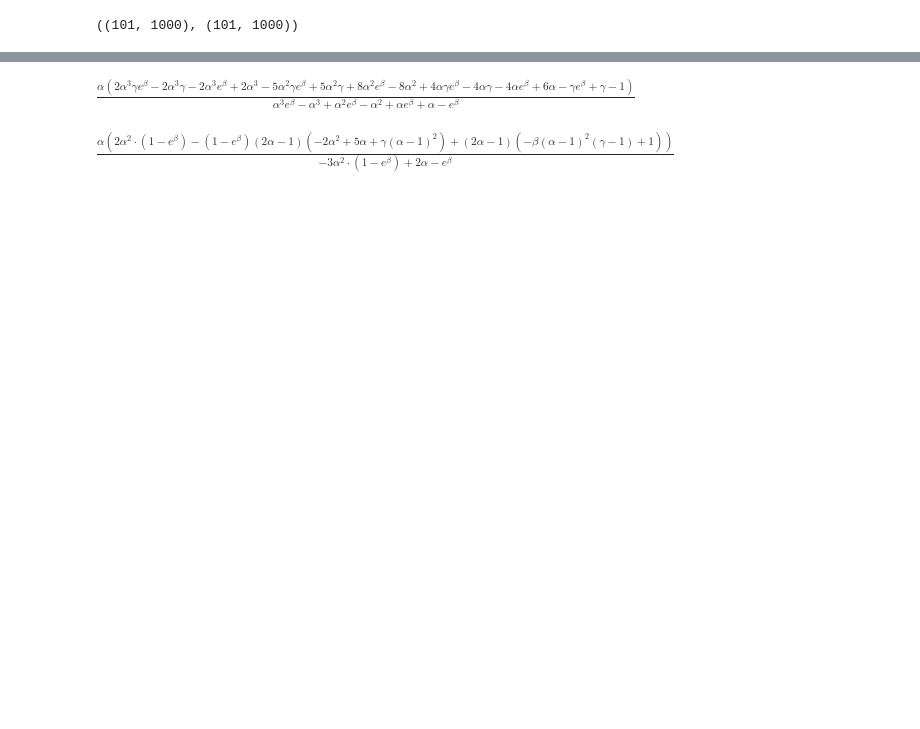
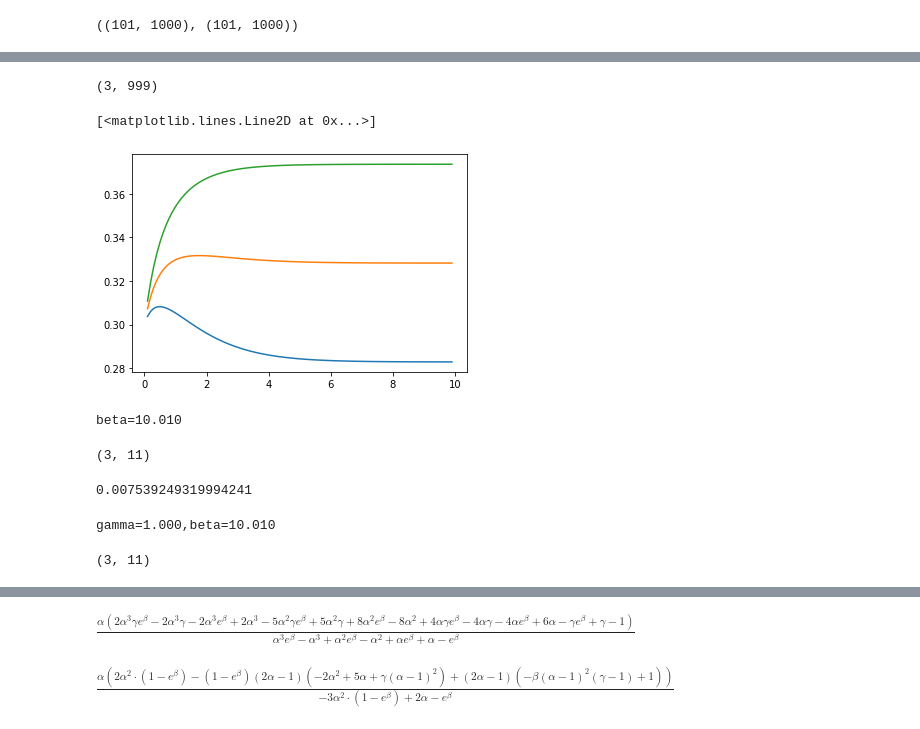
Before and after one commit to michaelneuder/opportunistic-mining, a Jupyter notebook: august2.ipynb, the cells around one changed output, grey strips where cells are left out. Drawn from its saved outputs; the diff is of its cells as text; code cells hidden in the pictures; blank space fills up the shorter version.

```diff
--- a/august2.ipynb
+++ b/august2.ipynb
@@ -105,0 +113,19 @@ plt.show()
+# %%
+alpha  = 0.3
+gammas = [0., 0.5, 1.]
+scale  = 1
+betas  = np.arange(0.01, 10, 0.01)
+theoRews = []
+for gamma in gammas:
+    theoRews.append([Ours(a=alpha, b=b, gamma=gamma, scale=scale) for b in betas])
+theoRews = np.asarray(theoRews)
+theoRews.shape
+# %% [output]
+(3, 999)
+# %%
+plt.plot(betas, theoRews[0])
+plt.plot(betas, theoRews[1])
+plt.plot(betas, theoRews[2])
+# %% [output]
+[<matplotlib.lines.Line2D at 0x...>]
+[figure, added]
@@ -105,0 +304,23 @@ plt.show()
+# %%
+simBetas  = np.arange(0.01, 10.02, 1.)
+simRews   = []
+gammas    = [0., 0.5, 1.]
+for gamma in gammas:
+    tempOut = []
+    for b in simBetas:
+        print('gamma={:0.3f},beta={:0.3f}'.format(gamma, b), end='\r')
+        temp = []
+        for j in range(10):
+            ar, hr, ab, hb = sim_beta_linear(alpha=0.3, gamma=gamma, beta=b, n=int(1e5))
+            temp.append((ab/(ab+hb) + scale*ar/(ar+hr))/(scale+1))
+        tempOut.append(np.mean(temp))
+    simRews.append(tempOut)
+simRews = np.array(simRews)
+simRews.shape
+# %% [output]
+beta=10.010
+(3, 11)
+# %%
+np.random.exponential() + np.random.binomial(n=1, p=0.1)
+# %% [output]
+0.007539249319994241
@@ -105,0 +336,20 @@ plt.show()
+# %%
+simBetas  = np.arange(0.01, 10.02, 1.)
+berRews   = []
+gammas    = [0., 0.5, 1.]
+for gamma in gammas:
+    tempOut = []
+    for b in simBetas:
+        print('gamma={:0.3f},beta={:0.3f}'.format(gamma, b), end='\r')
+        temp = []
+        for j in range(10):
+            ar, hr, ab, hb = sim_beta_nonlinear(alpha=0.3, gamma=gamma, beta=b,
+                                                f=timeSquared, n=int(1e5))
+            temp.append((ab/(ab+hb) + scale*ar/(ar+hr))/(scale+1))
+        tempOut.append(np.mean(temp))
+    berRews.append(tempOut)
+berRews = np.array(berRews)
+berRews.shape
+# %% [output]
+gamma=1.000,beta=10.010
+(3, 11)
```
Also changed, not shown: parts of 9 cells of this notebook.
